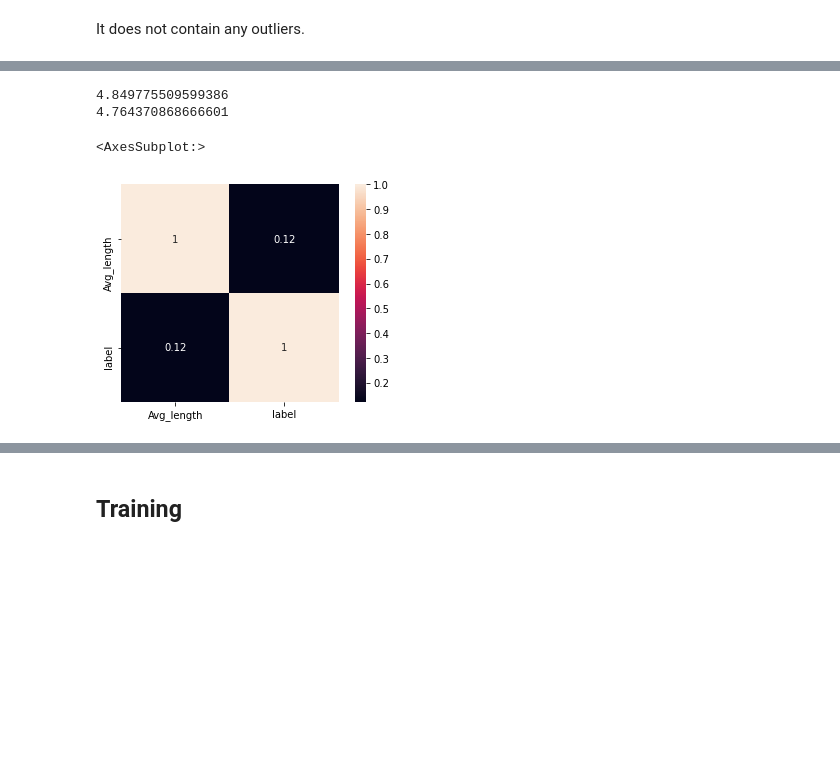
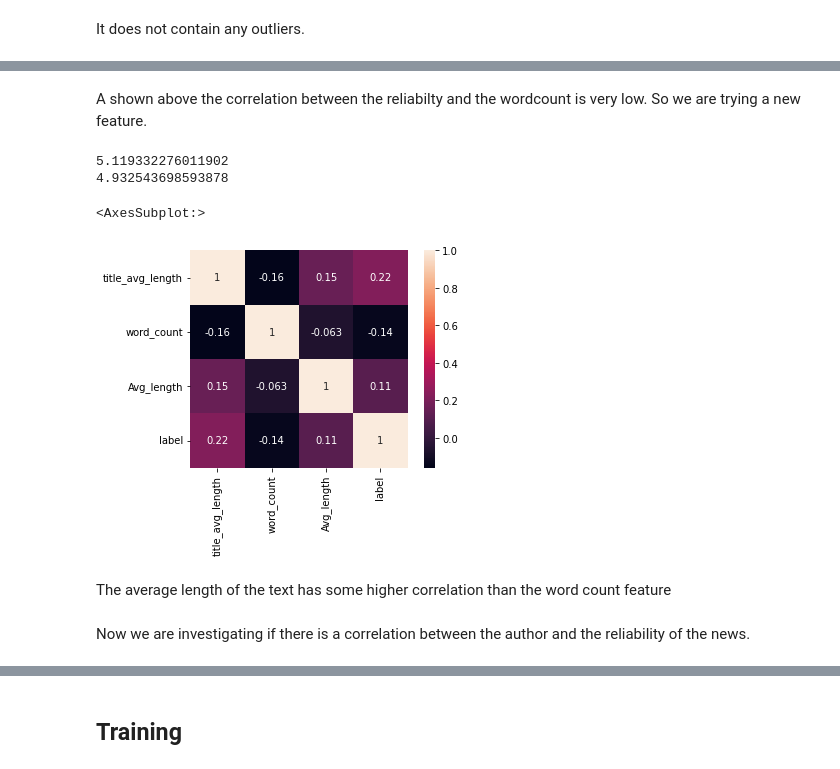
Before and after one commit to baranema/ML-Fake-News, a Jupyter notebook: MLProject-2.ipynb, the cells around one changed output, grey strips where cells are left out. Cells and saved outputs as stored; diff of their text form; code cells hidden in the pictures; blank space fills up the shorter version.

```diff
--- a/MLProject-2.ipynb
+++ b/MLProject-2.ipynb
@@ -108,7 +109,0 @@ def preprocess(text):
-# %%
-news_dataset["title"] = news_dataset["title"].fillna('')
-news_dataset["author"] = news_dataset["author"].fillna('')
-news_dataset["text"] = news_dataset["text"].fillna('')
-
-news_dataset["article"] = news_dataset["title"] + " " + news_dataset["author"] + " " + news_dataset["text"]
-news_dataset["article"] = news_dataset["article"].apply(preprocess)
@@ -115,6 +112,6 @@ news_dataset["article"] = news_dataset["article"].apply(preprocess)
 # %%
 # text word count
-news_dataset['word_count'] = news_dataset['article'].apply(lambda x: len(str(x).split()))
+news_dataset['word_count'] = news_dataset['text'].apply(lambda x: len(str(x).split()))
 print(news_dataset[news_dataset['label']==1]['word_count'].mean()) # fake articles
 print(news_dataset[news_dataset['label']==0]['word_count'].mean()) # reliable articles
 # %% [output]
@@ -130,14 +136,24 @@ sns.heatmap(corrmat, square=True, annot=True)
+# %% [markdown]
+A shown above the correlation between the reliabilty and the wordcount is very low. So we are trying a new feature.
 # %%
-news_dataset['Avg_length'] = news_dataset["article"].apply(lambda x: np.mean([len(w) for w in str(x).split()]))
+news_dataset["text"] = news_dataset["text"].fillna('')
+news_dataset['Avg_length'] = news_dataset["text"].apply(lambda x: np.mean([len(w) for w in x.split()]))
 print(news_dataset[news_dataset['label'] == 1]['Avg_length'].mean())
 print(news_dataset[news_dataset['label'] == 0]['Avg_length'].mean())
 # %% [output]
-4.849775509599386
-4.764370868666601
+5.119332276011902
+4.932543698593878
+# %%
+news_dataset["title"] = news_dataset["title"].fillna('')
+news_dataset['title_avg_length'] = news_dataset["title"].apply(lambda x: np.mean([len(w) for w in x.split()]))
 # %%
-cols = ['Avg_length', 'label']
+cols = ['title_avg_length', 'word_count', 'Avg_length', 'label']
 corrmat = news_dataset[cols].corr()
 sns.heatmap(corrmat, square=True, annot=True)
 # %% [output]
 <AxesSubplot:>
-[figure, old version]
+[figure, new version]
+# %% [markdown]
+The average length of the text has some higher correlation than the word count feature
+# %% [markdown]
+Now we are investigating if there is a correlation between the author and the reliability of the news.
```
Also changed, not shown: parts of 75 cells of this notebook.
